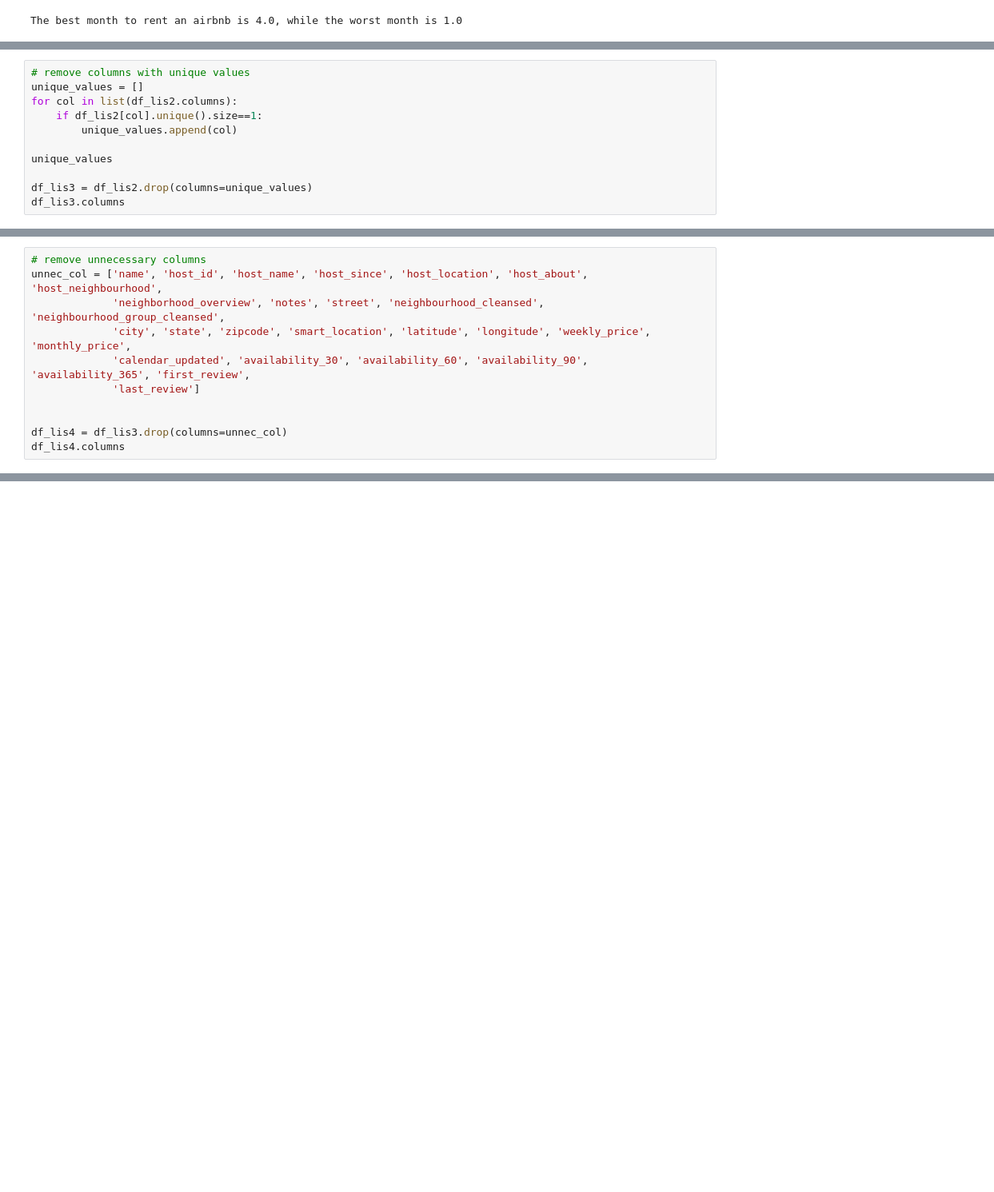
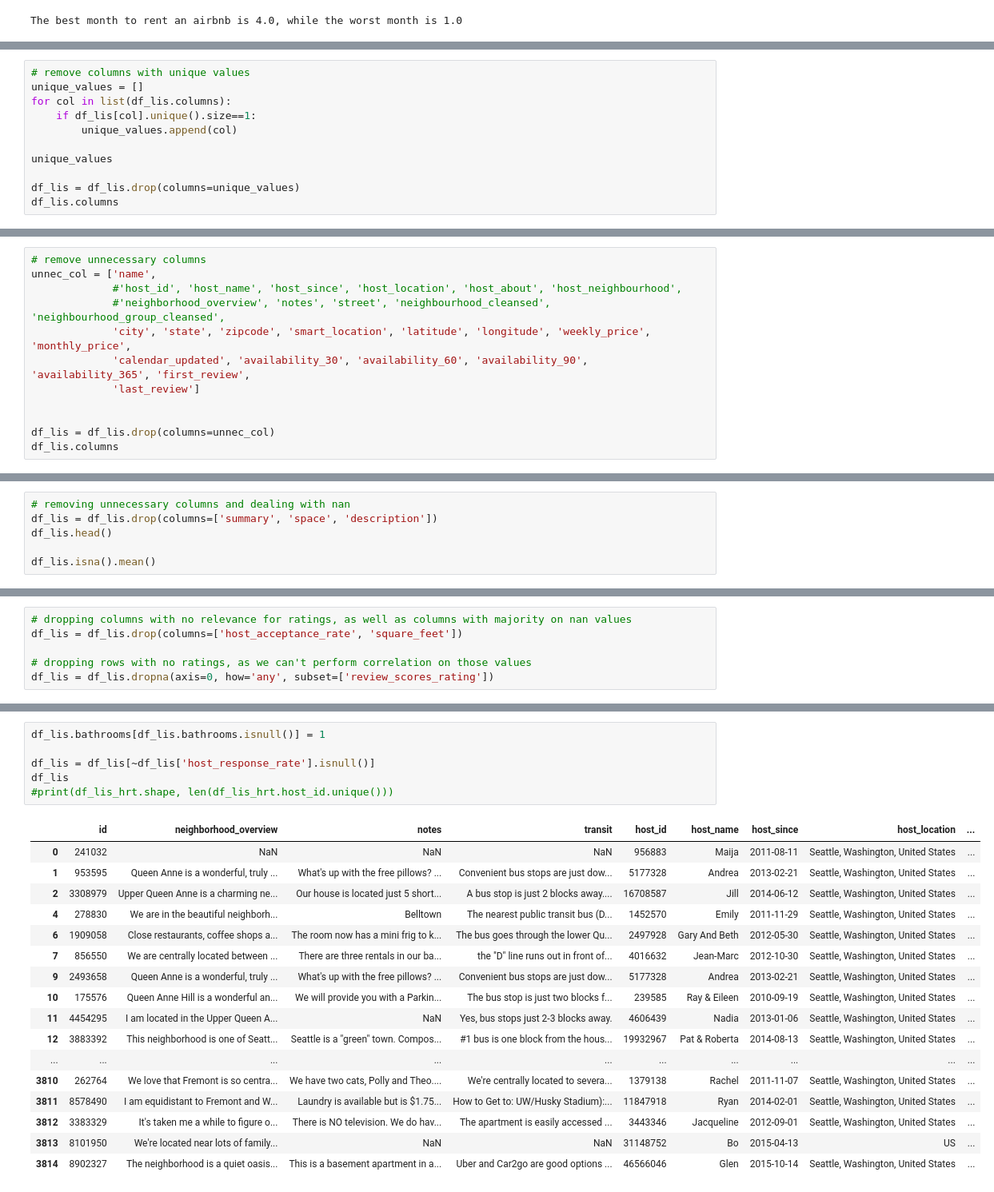
Before and after one commit to Duratorre/AirBnB-Data-Analysis, a Jupyter notebook: Analysis.ipynb, the cells around one changed output, grey strips where cells are left out. Shown at 80% size. Cells and saved outputs as stored; diff of their text form; blank space fills up the shorter version.

Commit message:
Performed further preliminary analysis on NaNs for columns 'bathrooms', 'host response rate', 'security deposit' and 'cleaning fee'

```diff
--- a/Analysis.ipynb
+++ b/Analysis.ipynb
@@ -189,14 +191,14 @@ Index(['id', 'scrape_id', 'last_scraped', 'name', 'summary', 'space',
 # %%
 # remove columns with unique values
 unique_values = []
-for col in list(df_lis2.columns):
-    if df_lis2[col].unique().size==1:
+for col in list(df_lis.columns):
+    if df_lis[col].unique().size==1:
         unique_values.append(col)
 
 unique_values
 
-df_lis3 = df_lis2.drop(columns=unique_values)
-df_lis3.columns
+df_lis = df_lis.drop(columns=unique_values)
+df_lis.columns
 # %% [output]
 Index(['id', 'name', 'summary', 'space', 'description',
        'neighborhood_overview', 'notes', 'transit', 'host_id', 'host_name',
@@ -217,13 +219,14 @@ Index(['id', 'name', 'summary', 'space', 'description',
       dtype='object')
 # %%
 # remove unnecessary columns
-unnec_col = ['name', 'host_id', 'host_name', 'host_since', 'host_location', 'host_about', 'host_neighbourhood',
-             'neighborhood_overview', 'notes', 'street', 'neighbourhood_cleansed', 'neighbourhood_group_cleansed',
+unnec_col = ['name',
+             #'host_id', 'host_name', 'host_since', 'host_location', 'host_about', 'host_neighbourhood',
+             #'neighborhood_overview', 'notes', 'street', 'neighbourhood_cleansed', 'neighbourhood_group_cleansed',
              'city', 'state', 'zipcode', 'smart_location', 'latitude', 'longitude', 'weekly_price', 'monthly_price',
              'calendar_updated', 'availability_30', 'availability_60', 'availability_90', 'availability_365', 'first_review',
              'last_review']
 
 
-df_lis4 = df_lis3.drop(columns=unnec_col)
-df_lis4.columns
+df_lis = df_lis.drop(columns=unnec_col)
+df_lis.columns
 # %% [output]
@@ -253,0 +262,6 @@ df_lis4.head()
+# %%
+# removing unnecessary columns and dealing with nan
+df_lis = df_lis.drop(columns=['summary', 'space', 'description'])
+df_lis.head()
+
+df_lis.isna().mean()
@@ -253,0 +286,6 @@ df_lis4.head()
+# %%
+# dropping columns with no relevance for ratings, as well as columns with majority on nan values
+df_lis = df_lis.drop(columns=['host_acceptance_rate', 'square_feet'])
+
+# dropping rows with no ratings, as we can't perform correlation on those values
+df_lis = df_lis.dropna(axis=0, how='any', subset=['review_scores_rating'])
@@ -253,0 +314,24 @@ df_lis4.head()
+# %%
+df_lis.bathrooms[df_lis.bathrooms.isnull()] = 1
+
+df_lis = df_lis[~df_lis['host_response_rate'].isnull()]
+df_lis
+#print(df_lis_hrt.shape, len(df_lis_hrt.host_id.unique()))
+# %% [output]
+|  | id | neighborhood_overview | notes | transit | host_id | host_name | host_since | host_location | ... |
+| 0 | 241032 | NaN | NaN | NaN | 956883 | Maija | 2011-08-11 | Seattle, Washington, United States | ... |
+| 1 | 953595 | Queen Anne is a wonderful, truly ... | What's up with the free pillows? ... | Convenient bus stops are just dow... | 5177328 | Andrea | 2013-02-21 | Seattle, Washington, United States | ... |
+| 2 | 3308979 | Upper Queen Anne is a charming ne... | Our house is located just 5 short... | A bus stop is just 2 blocks away.... | 16708587 | Jill | 2014-06-12 | Seattle, Washington, United States | ... |
+| 4 | 278830 | We are in the beautiful neighborh... | Belltown | The nearest public transit bus (D... | 1452570 | Emily | 2011-11-29 | Seattle, Washington, United States | ... |
+| 6 | 1909058 | Close restaurants, coffee shops a... | The room now has a mini frig to k... | The bus goes through the lower Qu... | 2497928 | Gary And Beth | 2012-05-30 | Seattle, Washington, United States | ... |
+| 7 | 856550 | We are centrally located between ... | There are three rentals in our ba... | the "D" line runs out in front of... | 4016632 | Jean-Marc | 2012-10-30 | Seattle, Washington, United States | ... |
+| 9 | 2493658 | Queen Anne is a wonderful, truly ... | What's up with the free pillows? ... | Convenient bus stops are just dow... | 5177328 | Andrea | 2013-02-21 | Seattle, Washington, United States | ... |
+| 10 | 175576 | Queen Anne Hill is a wonderful an... | We will provide you with a Parkin... | The bus stop is just two blocks f... | 239585 | Ray & Eileen | 2010-09-19 | Seattle, Washington, United States | ... |
+| 11 | 4454295 | I am located in the Upper Queen A... | NaN | Yes, bus stops just 2-3 blocks away. | 4606439 | Nadia | 2013-01-06 | Seattle, Washington, United States | ... |
+| 12 | 3883392 | This neighborhood is one of Seatt... | Seattle is a "green" town. Compos... | #1 bus is one block from the hous... | 19932967 | Pat & Roberta | 2014-08-13 | Seattle, Washington, United States | ... |
+| ... | ... | ... | ... | ... | ... | ... | ... | ... | ... |
+| 3810 | 262764 | We love that Fremont is so centra... | We have two cats, Polly and Theo.... | We're centrally located to severa... | 1379138 | Rachel | 2011-11-07 | Seattle, Washington, United States | ... |
+| 3811 | 8578490 | I am equidistant to Fremont and W... | Laundry is available but is $1.75... | How to Get to: UW/Husky Stadium):... | 11847918 | Ryan | 2014-02-01 | Seattle, Washington, United States | ... |
+| 3812 | 3383329 | It's taken me a while to figure o... | There is NO television. We do hav... | The apartment is easily accessed ... | 3443346 | Jacqueline | 2012-09-01 | Seattle, Washington, United States | ... |
+| 3813 | 8101950 | We're located near lots of family... | NaN | NaN | 31148752 | Bo | 2015-04-13 | US | ... |
+| 3814 | 8902327 | The neighborhood is a quiet oasis... | This is a basement apartment in a... | Uber and Car2go are good options ... | 46566046 | Glen | 2015-10-14 | Seattle, Washington, United States | ... |
```
Also changed, not shown: parts of 15 cells of this notebook.
